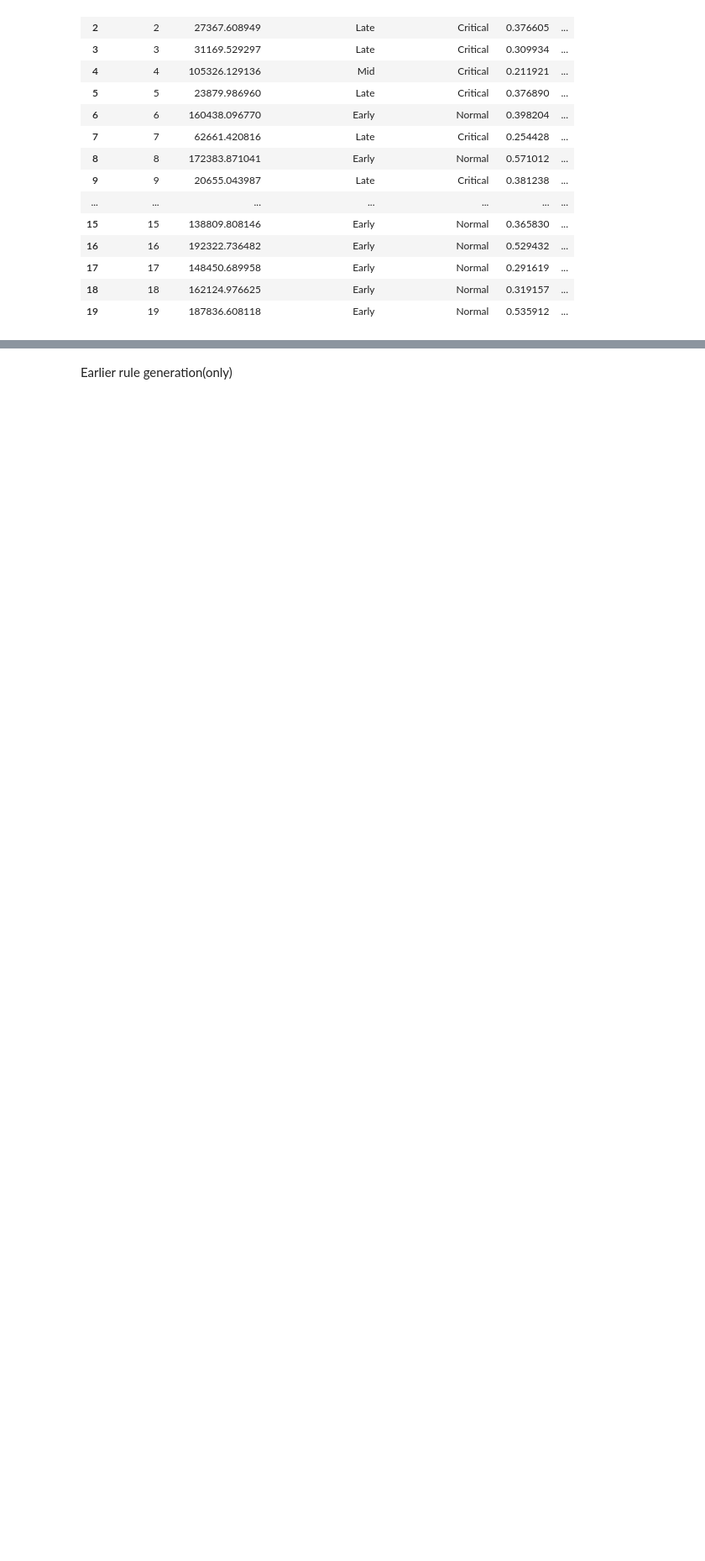
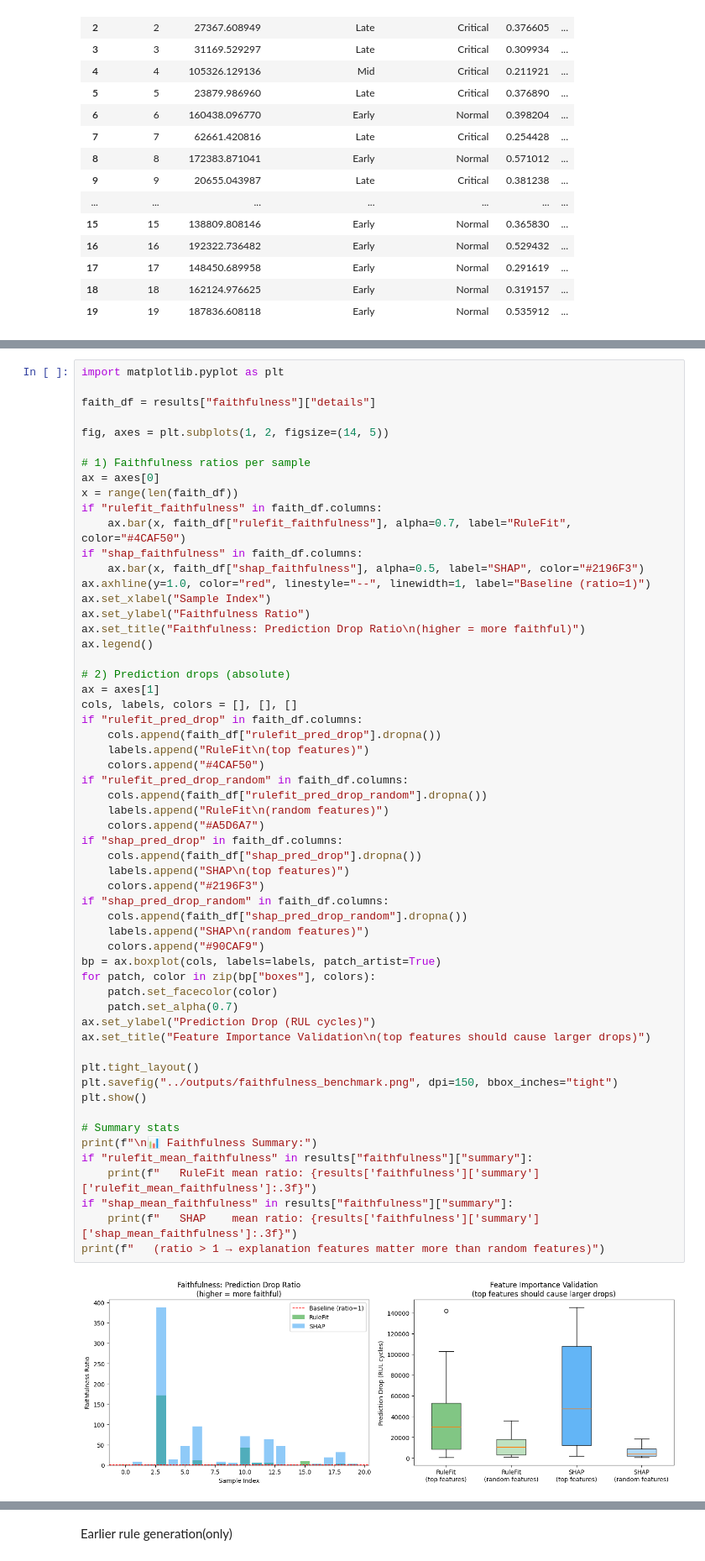
Before and after one commit to XAI-IITG/CFRP_Composit_Materials_Analysis, a Jupyter notebook: notebooks/kg_xai_system.ipynb, the cells around one changed output, grey strips where cells are left out. Shown at 84% size. Drawn from its saved outputs; the diff is of its cells as text; blank space fills up the shorter version.

Commit message:
Add quantitative benchmarking

```diff
--- a/notebooks/kg_xai_system.ipynb
+++ b/notebooks/kg_xai_system.ipynb
@@ -1078,0 +1123,59 @@ rmse: 33022.7335
+# %%
+import matplotlib.pyplot as plt
+
+faith_df = results["faithfulness"]["details"]
+
+fig, axes = plt.subplots(1, 2, figsize=(14, 5))
+
+# 1) Faithfulness ratios per sample
+ax = axes[0]
+x = range(len(faith_df))
+if "rulefit_faithfulness" in faith_df.columns:
+    ax.bar(x, faith_df["rulefit_faithfulness"], alpha=0.7, label="RuleFit", color="#4CAF50")
+if "shap_faithfulness" in faith_df.columns:
+    ax.bar(x, faith_df["shap_faithfulness"], alpha=0.5, label="SHAP", color="#2196F3")
+ax.axhline(y=1.0, color="red", linestyle="--", linewidth=1, label="Baseline (ratio=1)")
+ax.set_xlabel("Sample Index")
+ax.set_ylabel("Faithfulness Ratio")
+ax.set_title("Faithfulness: Prediction Drop Ratio\n(higher = more faithful)")
+ax.legend()
+
+# 2) Prediction drops (absolute)
+ax = axes[1]
+cols, labels, colors = [], [], []
+if "rulefit_pred_drop" in faith_df.columns:
+    cols.append(faith_df["rulefit_pred_drop"].dropna())
+    labels.append("RuleFit\n(top features)")
+    colors.append("#4CAF50")
+if "rulefit_pred_drop_random" in faith_df.columns:
+    cols.append(faith_df["rulefit_pred_drop_random"].dropna())
+    labels.append("RuleFit\n(random features)")
+    colors.append("#A5D6A7")
+if "shap_pred_drop" in faith_df.columns:
+    cols.append(faith_df["shap_pred_drop"].dropna())
+    labels.append("SHAP\n(top features)")
+    colors.append("#2196F3")
+if "shap_pred_drop_random" in faith_df.columns:
+    cols.append(faith_df["shap_pred_drop_random"].dropna())
+    labels.append("SHAP\n(random features)")
+    colors.append("#90CAF9")
+bp = ax.boxplot(cols, labels=labels, patch_artist=True)
+for patch, color in zip(bp["boxes"], colors):
+    patch.set_facecolor(color)
+    patch.set_alpha(0.7)
+ax.set_ylabel("Prediction Drop (RUL cycles)")
+ax.set_title("Feature Importance Validation\n(top features should cause larger drops)")
+
+plt.tight_layout()
+plt.savefig("../outputs/faithfulness_benchmark.png", dpi=150, bbox_inches="tight")
+plt.show()
+
+# Summary stats
+print(f"\n📊 Faithfulness Summary:")
+if "rulefit_mean_faithfulness" in results["faithfulness"]["summary"]:
+    print(f"   RuleFit mean ratio: {results['faithfulness']['summary']['rulefit_mean_faithfulness']:.3f}")
+if "shap_mean_faithfulness" in results["faithfulness"]["summary"]:
+    print(f"   SHAP    mean ratio: {results['faithfulness']['summary']['shap_mean_faithfulness']:.3f}")
+print(f"   (ratio > 1 → explanation features matter more than random features)")
+# %% [output]
+[figure, added]
```
Also changed, not shown: parts of 15 cells of this notebook, 5 other files.
